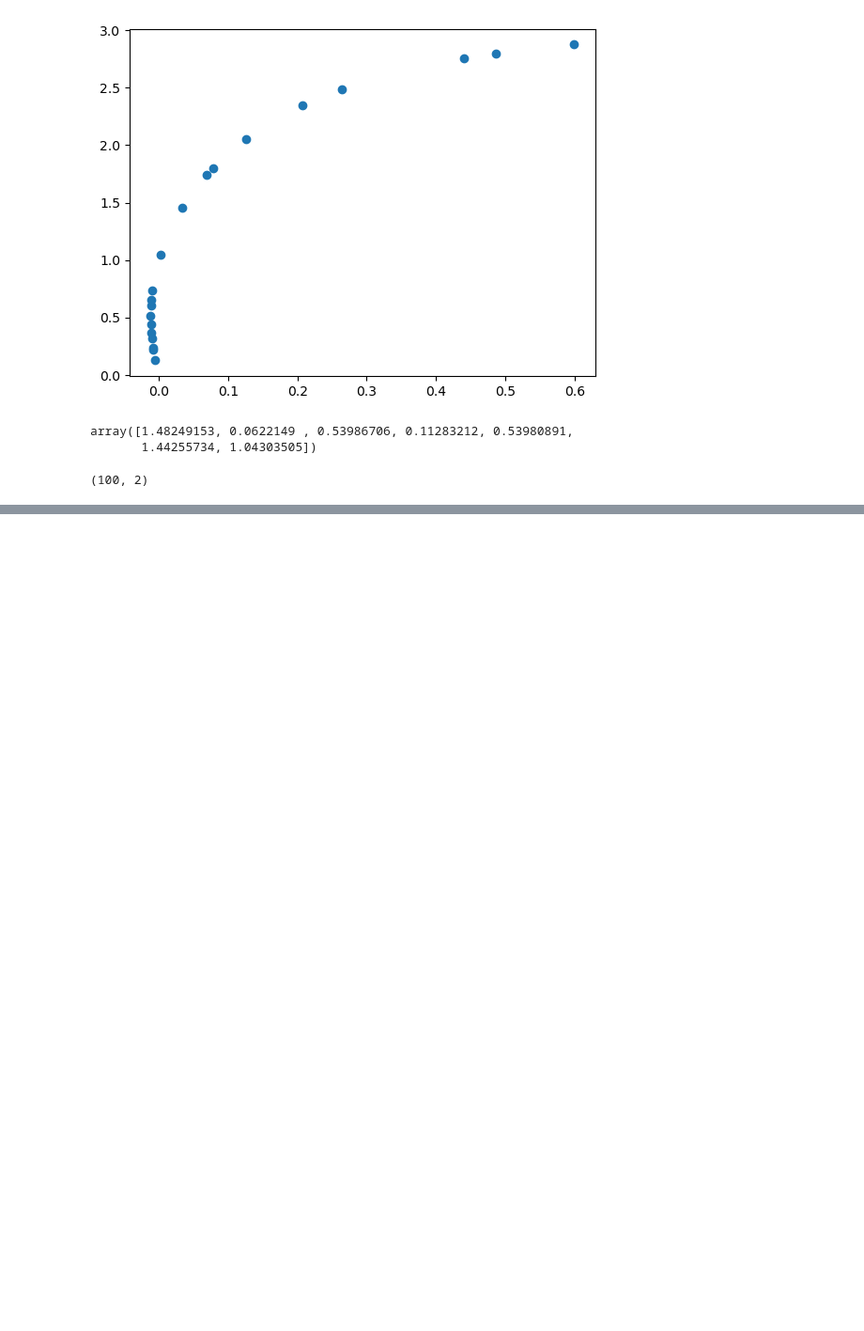
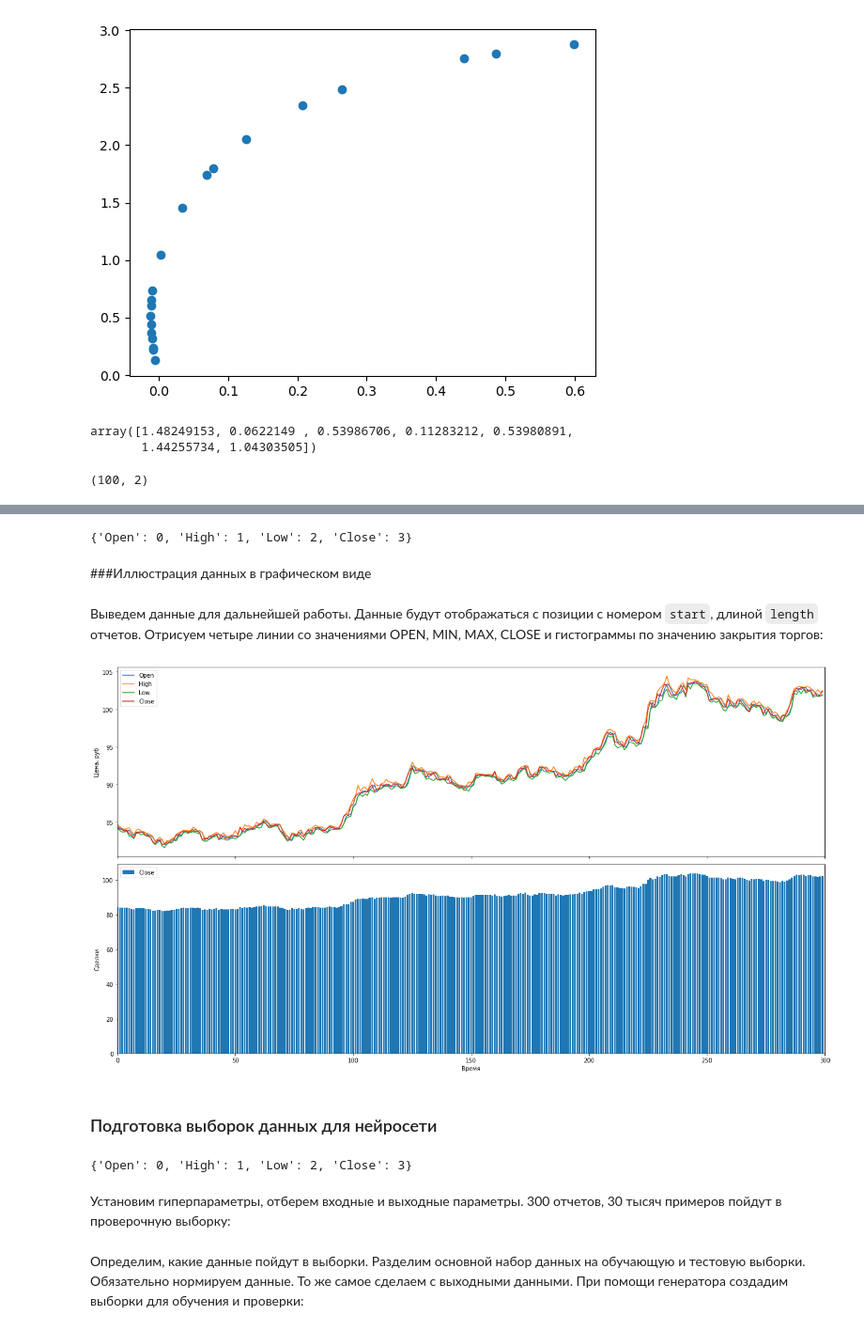
Before and after one commit to NikolaevMikhailRoma/ML_projects, a Jupyter notebook: Задачник_Генетические_алгоритмы.ipynb, the cells around one changed output, grey strips where cells are left out. Shown: that part at 94% size. Saved outputs shown, nothing was run; the diff lists cells and outputs as text; code cells hidden in the pictures; blank space fills up the shorter version.

```diff
--- a/Задачник_Генетические_алгоритмы.ipynb
+++ b/Задачник_Генетические_алгоритмы.ipynb
@@ -306,0 +456,57 @@ plt.plot(plot_values)
+# %%
+# Задание текстовых меток каналов данных (столбцов)
+CHANNEL_NAMES = ['Open',	'High',	'Low',	'Close']
+
+# Получение словаря с именами и индексами каналов данных
+CHANNEL_INDEX = {name: chan for chan, name in enumerate(CHANNEL_NAMES)}
+print(CHANNEL_INDEX)
+# %% [output]
+{'Open': 0, 'High': 1, 'Low': 2, 'Close': 3}
+# %%
+data = data.to_numpy()
+# %% [markdown]
+###Иллюстрация данных в графическом виде
+# %% [markdown]
+Выведем данные для дальнейшей работы. Данные будут отображаться с позиции с номером `start`, длиной `length` отчетов. Отрисуем четыре линии со значениями OPEN, MIN, MAX, CLOSE и гистограммы по значению закрытия торгов:
+# %%
+# Отображение исходных данных от точки start и длиной length
+start = 100
+length = 300
+
+# Задание полотна для графиков - два подграфика один под другим с общей осью x
+fig, (ax1, ax2) = plt.subplots(2, 1, figsize=(18, 10), sharex=True)
+
+# Четыре основных канала - open, max, min, close
+for chn in range(4):
+    # Отрисовка одного канала данных
+    # От начальной точки start длиной length
+    ax1.plot(data[start:start + length, chn],
+             label=CHANNEL_NAMES[chn])
+ax1.set_ylabel('Цена, руб')
+ax1.legend()
+
+# Канал volume (объем)
+ax2.bar(x=np.arange(length),
+        height=data[start:start + length, CHANNEL_INDEX['Close']],
+        label='Close')
+ax2.set_ylabel('Сделки')
+ax2.legend()
+
+plt.xlabel('Время')
+# Регулировка пределов оси x
+plt.xlim(0, length)
+# Указание расположить подграфики плотнее друг к другу
+plt.tight_layout()
+# Фиксация графика
+plt.show()
+# %% [output]
+[figure, added]
+# %% [markdown]
+### Подготовка выборок данных для нейросети
+# %%
+# Словарь каналов данных с их индексами
+print(CHANNEL_INDEX)
+# %% [output]
+{'Open': 0, 'High': 1, 'Low': 2, 'Close': 3}
+# %% [markdown]
+Установим гиперпараметры, отберем входные и выходные параметры. 300 отчетов, 30 тысяч примеров пойдут в проверочную выборку:
@@ -306,0 +521,2 @@ plt.plot(plot_values)
+# %% [markdown]
+Определим, какие данные пойдут в выборки. Разделим основной набор данных на обучающую и тестовую выборки. Обязательно нормируем данные. То же самое сделаем с выходными данными. При помощи генератора создадим выборки для обучения и проверки:
```
Also changed, not shown: parts of 81 cells of this notebook.
